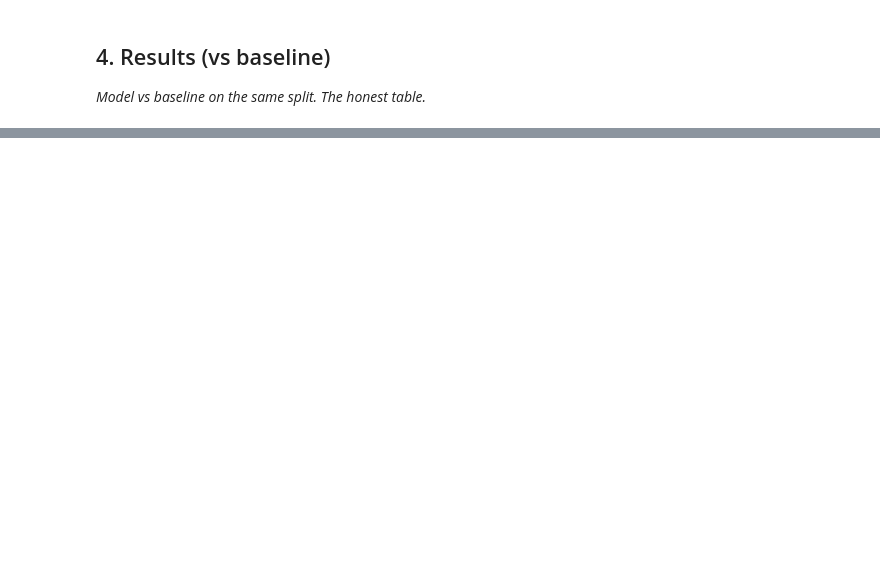
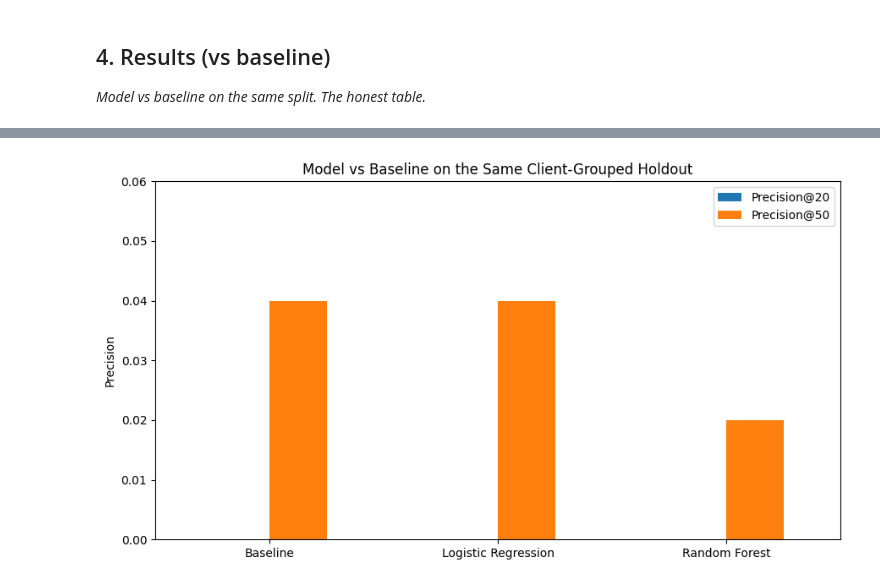
Before and after one commit to Cyb3rVigil/flyrank-ml-internship, a Jupyter notebook: work/notebooks/capstone.ipynb, the cells around one changed output, grey strips where cells are left out. Drawn from its saved outputs; the diff is of its cells as text; code cells hidden in the pictures; blank space fills up the shorter version.

```diff
--- a/work/notebooks/capstone.ipynb
+++ b/work/notebooks/capstone.ipynb
@@ -67,0 +103,87 @@ Before you submit, confirm each line honestly:
+# %%
+from pathlib import Path
+
+import matplotlib.pyplot as plt
+import pandas as pd
+
+results = pd.DataFrame({
+    "Method": [
+        "Baseline",
+        "Logistic Regression",
+        "Random Forest"
+    ],
+    "Precision@20": [0.00, 0.00, 0.00],
+    "Precision@50": [0.04, 0.04, 0.02],
+    "Average Precision": [0.0478, 0.0461, 0.0591],
+    "ROC-AUC": [0.3955, 0.3284, 0.5120]
+})
+
+display(results)
+
+repo_candidates = [
+    Path("/content/flyrank-ml-internship"),
+    Path.cwd()
+]
+
+repo_root = next(
+    (path for path in repo_candidates if (path / "work").exists()),
+    Path.cwd()
+)
+
+assets_dir = repo_root / "docs" / "assets"
+assets_dir.mkdir(parents=True, exist_ok=True)
+
+# Figure 1: Operational ranking metrics
+ax = results.set_index("Method")[
+    ["Precision@20", "Precision@50"]
+].plot(
+    kind="bar",
+    figsize=(9, 5)
+)
+
+ax.set_title("Model vs Baseline on the Same Client-Grouped Holdout")
+ax.set_ylabel("Precision")
+ax.set_xlabel("")
+ax.set_ylim(0, 0.06)
+ax.tick_params(axis="x", rotation=0)
+plt.tight_layout()
+plt.savefig(
+    assets_dir / "model-vs-baseline.png",
+    dpi=180,
+    bbox_inches="tight"
+)
+plt.show()
+
+# Figure 2: Validation-design gap
+validation_comparison = pd.DataFrame({
+    "Validation design": [
+        "Random-row split",
+        "Client-grouped holdout"
+    ],
+    "Precision@20": [0.70, 0.00],
+    "Overlapping clients": [12, 0]
+})
+
+ax = validation_comparison.plot(
+    x="Validation design",
+    y="Precision@20",
+    kind="bar",
+    legend=False,
+    figsize=(8, 5)
+)
+
+ax.set_title("Validation Design Changed the Apparent Result")
+ax.set_ylabel("Precision@20")
+ax.set_xlabel("")
+ax.set_ylim(0, 0.80)
+ax.tick_params(axis="x", rotation=0)
+plt.tight_layout()
+plt.savefig(
+    assets_dir / "validation-design-gap.png",
+    dpi=180,
+    bbox_inches="tight"
+)
+plt.show()
+
+print(f"Charts saved in: {assets_dir}")
+# %% [output]
@@ -67,0 +194 @@ Before you submit, confirm each line honestly:
+[figure, added]
```
Also changed, not shown: parts of 25 cells of this notebook.
